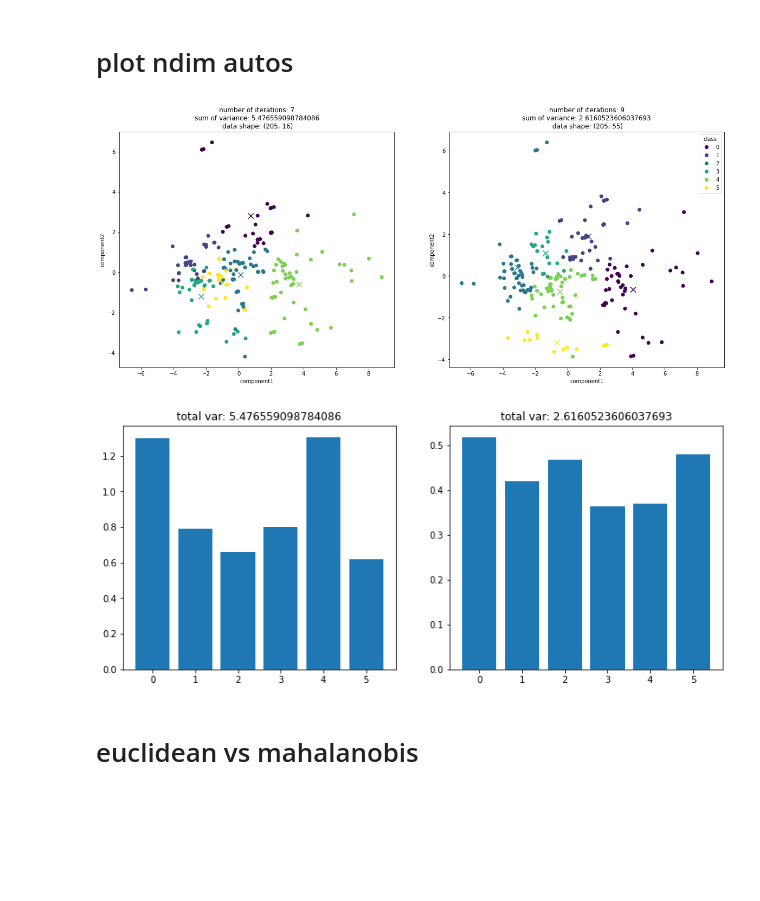
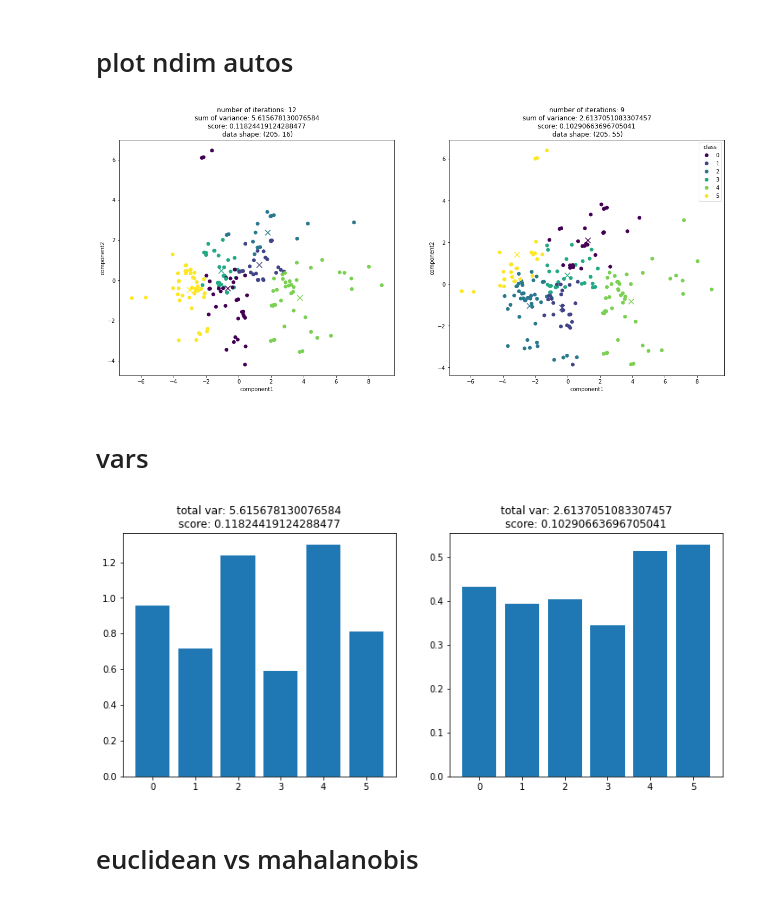
Before and after one commit to MeWoash/Data-analysis, a Jupyter notebook: lab8/lab8.ipynb, the cells around one changed output. Saved outputs shown, nothing was run; the diff lists cells and outputs as text; code cells hidden in the pictures; blank space fills up the shorter version.

```diff
--- a/lab8/lab8.ipynb
+++ b/lab8/lab8.ipynb
@@ -137,5 +149,4 @@ km.fit(X)
 # Quality of grouping
 # %%
 clasters=km.predict(n_init=1000)
-vars=km.vars
-print(vars.sum())
+vars=km.score_variance()
@@ -158,7 +167,7 @@ plt.show()
 fig,ax=plt.subplots(1,1,figsize=(12,8))
 ax.set_xlabel(col1)
 ax.set_ylabel(col2)
-ax.set_title(f'variance of clusters\n total var: {vars.sum()}')
+ax.set_title(f'variance of clusters\n total var: {vars.sum()}\n score: {km.sc}')
 
 scat=ax.scatter(X[:,0],X[:,1],c=clasters)
 plt.legend(handles=scat.legend_elements()[0], labels=list(range(km.k_clusters)), title="class")
@@ -208,8 +217,8 @@ centers=[pca[i].transform(np.nan_to_num(km_autos[i].C, 0)) for i in range(2)]
 fig,ax=plt.subplots(1,2,figsize=(20,8))
 
 for i in range(2):
-
-    ax[i].set_title(f'number of iterations: {km_autos[i].n_iter}\nsum of variance: {km_autos[i].vars.sum()}\n data shape: {km_autos[i].X.shape}')
+    vars=km_autos[i].score_variance()
+    ax[i].set_title(f'number of iterations: {km_autos[i].n_iter}\nsum of variance: {vars.sum()}\nscore: {km_autos[i].sc}\n data shape: {km_autos[i].X.shape}')
     ax[i].set_xlabel('component1')
     ax[i].set_ylabel('component2')
 
@@ -220,22 +229,25 @@ for i in range(2):
 
 plt.show()
 # %% [output]
-[figure, old version]
+[figure, new version]
+# %% [markdown]
+# vars
 # %%
 fig,ax=plt.subplots(1,2,figsize=(12,5))
 
 for i in range(2):
+    vars=km_autos[i].score_variance()
 
-    ax[i].set_title(f'total var: {km_autos[i].vars.sum()}')
-    ax[i].bar(range(len(km_autos[i].vars)),
-        km_autos[i].vars,
-        tick_label = list(range(len(km_autos[i].vars))))
+    ax[i].set_title(f'total var: {vars.sum()}\nscore: {km_autos[i].sc}')
+    ax[i].bar(range(len(vars)),
+        vars,
+        tick_label = list(range(len(vars))))
 
     #ax[i].plot(range(len(km_autos[i].vars)),km_autos[i].vars.cumsum(),c='red')
 
 plt.show()
 # %% [output]
-[figure, old version]
+[figure, new version]
 # %%
 df['claster']=clasters
 # %% [markdown]
```
Also changed, not shown: parts of 5 cells of this notebook.
